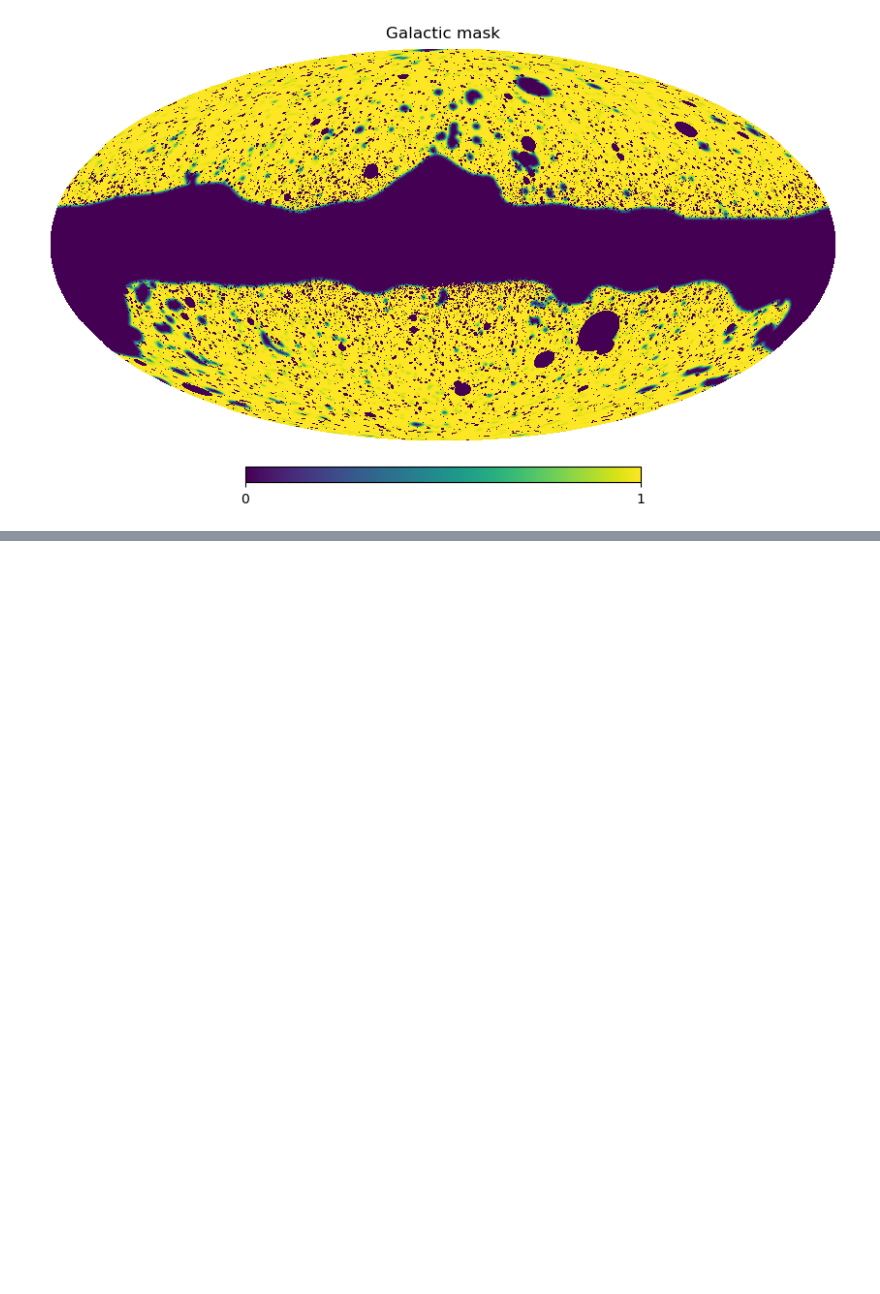
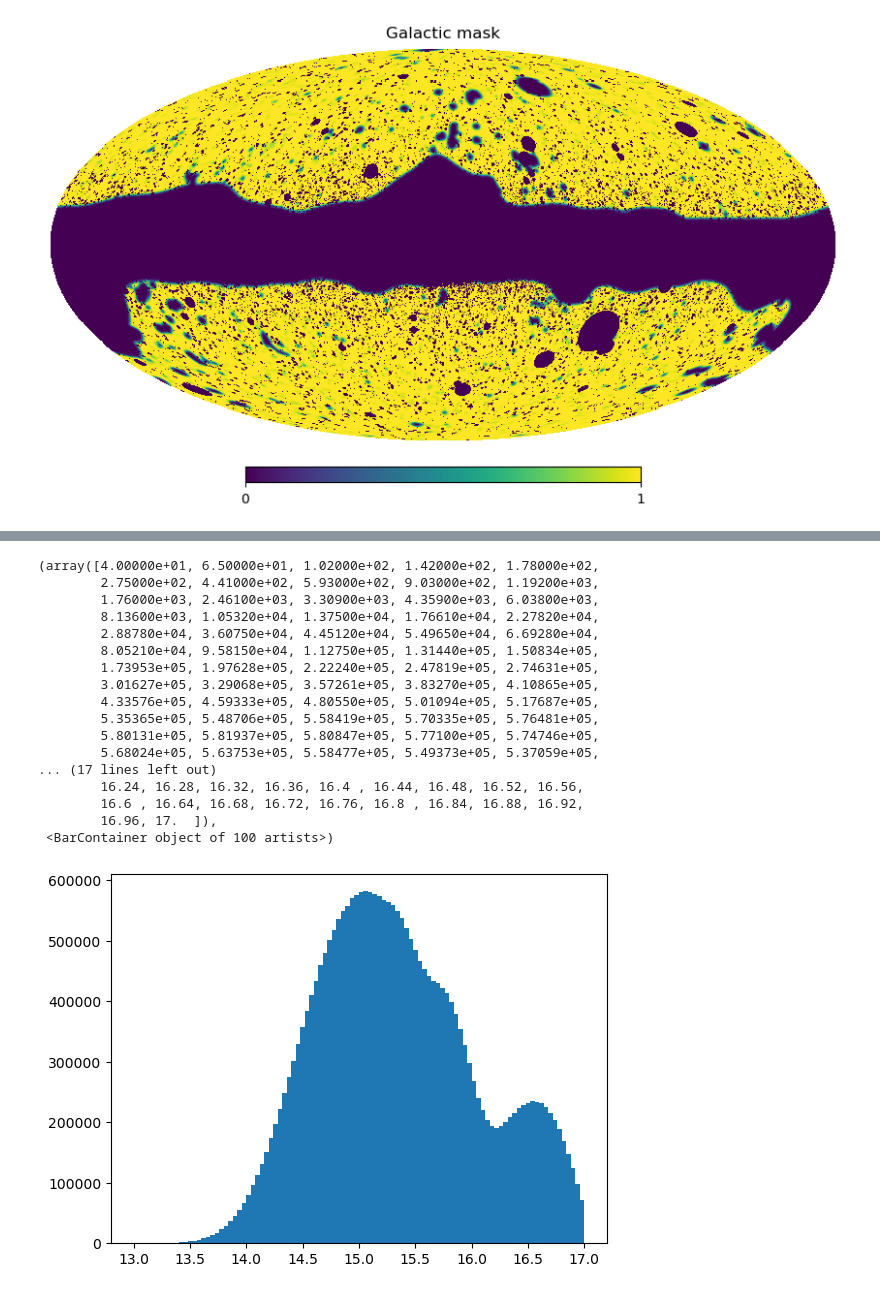
Before and after one commit to Zguandi/unWISE_SZ, a Jupyter notebook: unWISE_flux_map.ipynb, the cells around one changed output, grey strips where cells are left out. Drawn from its saved outputs; the diff is of its cells as text; code cells hidden in the pictures; blank space fills up the shorter version.

```diff
--- a/unWISE_flux_map.ipynb
+++ b/unWISE_flux_map.ipynb
@@ -69,0 +99,21 @@ hp.mollview(hp.read_map(PATHMAP+'mask/mask_unWISE_full_v10.fits'), title='Galact
+# %%
+plt.hist(mag_Lw1,range=(13,17),bins=100)
+# %% [output]
+(array([4.00000e+01, 6.50000e+01, 1.02000e+02, 1.42000e+02, 1.78000e+02,
+        2.75000e+02, 4.41000e+02, 5.93000e+02, 9.03000e+02, 1.19200e+03,
+        1.76000e+03, 2.46100e+03, 3.30900e+03, 4.35900e+03, 6.03800e+03,
+        8.13600e+03, 1.05320e+04, 1.37500e+04, 1.76610e+04, 2.27820e+04,
+        2.88780e+04, 3.60750e+04, 4.45120e+04, 5.49650e+04, 6.69280e+04,
+        8.05210e+04, 9.58150e+04, 1.12750e+05, 1.31440e+05, 1.50834e+05,
+        1.73953e+05, 1.97628e+05, 2.22240e+05, 2.47819e+05, 2.74631e+05,
+        3.01627e+05, 3.29068e+05, 3.57261e+05, 3.83270e+05, 4.10865e+05,
+        4.33576e+05, 4.59333e+05, 4.80550e+05, 5.01094e+05, 5.17687e+05,
+        5.35365e+05, 5.48706e+05, 5.58419e+05, 5.70335e+05, 5.76481e+05,
+        5.80131e+05, 5.81937e+05, 5.80847e+05, 5.77100e+05, 5.74746e+05,
+        5.68024e+05, 5.63753e+05, 5.58477e+05, 5.49373e+05, 5.37059e+05,
+... (17 lines left out)
+        16.24, 16.28, 16.32, 16.36, 16.4 , 16.44, 16.48, 16.52, 16.56,
+        16.6 , 16.64, 16.68, 16.72, 16.76, 16.8 , 16.84, 16.88, 16.92,
+        16.96, 17.  ]),
+ <BarContainer object of 100 artists>)
+[figure, added]
```
Also changed, not shown: parts of 7 cells of this notebook, 5 other files.
